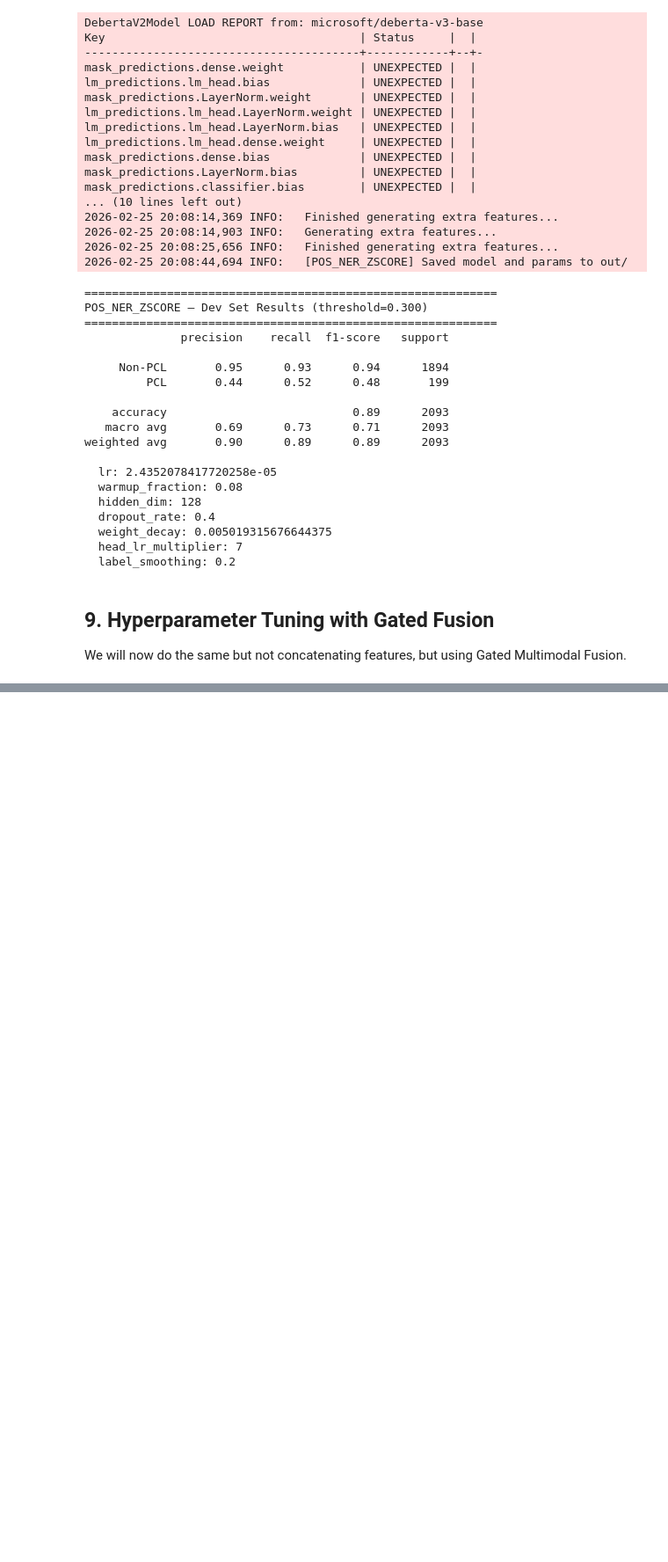
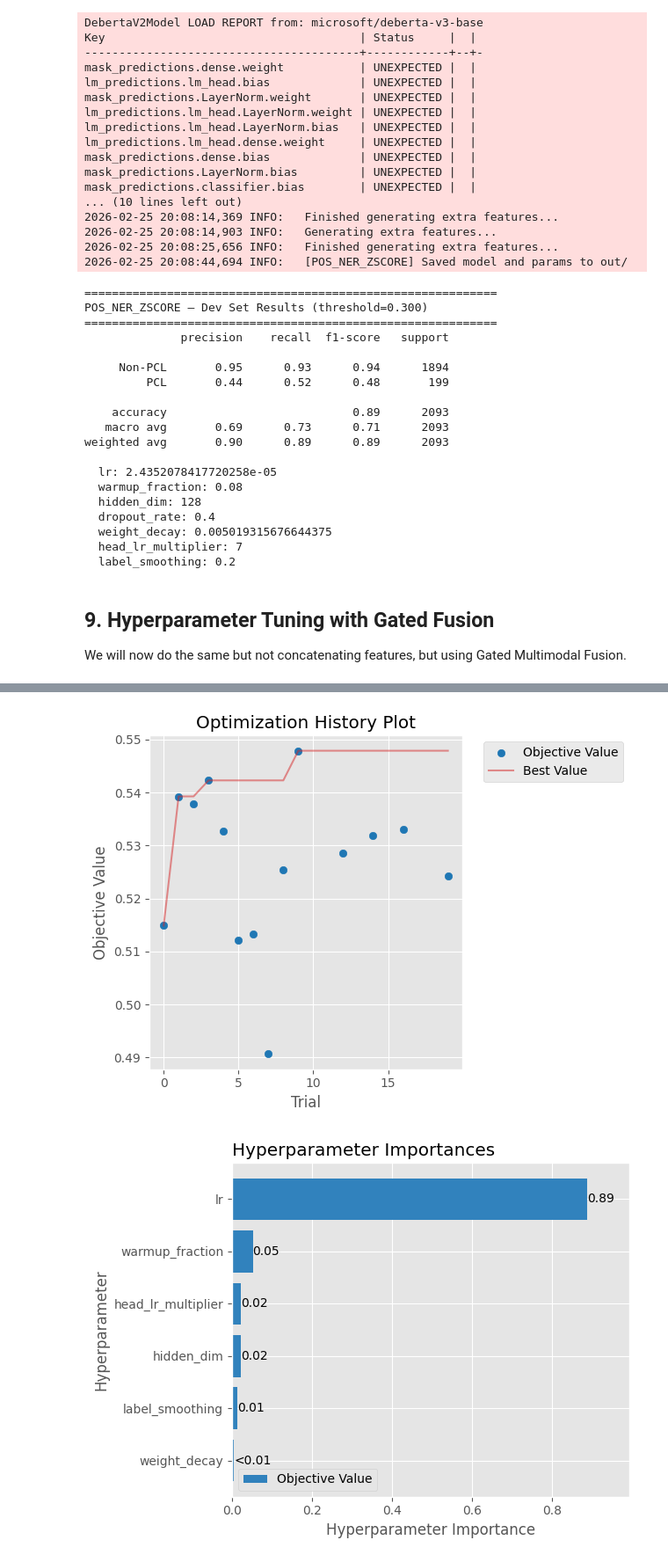
Before and after one commit to JonathanLCunnane/PCL-Detection, a Jupyter notebook: deberta_plus_model.ipynb, the cells around one changed output, grey strips where cells are left out. Shown at 88% size. Cells and saved outputs as stored; diff of their text form; code cells hidden in the pictures; blank space fills up the shorter version.

```diff
--- a/deberta_plus_model.ipynb
+++ b/deberta_plus_model.ipynb
@@ -301,7 +301,7 @@ We use a shared objective factory for all three experiments. The search space re
 def make_objective(
     exp_name: str,
     extra_features: list[FeatureType],
-    feature_comb_method: bool = FeatureComb.CONCAT,
+    feature_comb_method: FeatureComb = FeatureComb.CONCAT,
 ):
     """
     Factory returning an Optuna objective function for the given experiment.
@@ -337,7 +337,8 @@ def make_objective(
 
         model = PCLDeBERTa(
             hidden_dim=hidden_dim, dropout_rate=dropout_rate,
-            n_extra_features=n_extra_features, pooling=pooling
+            n_extra_features=n_extra_features, pooling=pooling,
+            feature_comb_method=feature_comb_method,
         ).to(DEVICE)
 
         pos_weight = compute_pos_weight(train_sub_df, DEVICE)
@@ -410,7 +411,7 @@ def run_experiment(exp_name: str, extra_features: list[FeatureType], feature_com
 # %%
 
 def show_results(study: optuna.study.Study, exp_name: str,
-                 extra_features: list[FeatureType]) -> dict:
+                 extra_features: list[FeatureType], feature_comb_method: FeatureComb = FeatureComb.CONCAT) -> dict:
     """Visualise Optuna results and evaluate best model on dev set."""
     # Optuna plots
     for plot_fn, suffix in [(plot_optimization_history, "history"),
@@ -431,7 +432,7 @@ def show_results(study: optuna.study.Study, exp_name: str,
         hidden_dim=best_params["hidden_dim"],
         dropout_rate=best_params.get("dropout_rate", 0.0),
         n_extra_features=n_extra_features,
-        pooling=POOLING
+        pooling=POOLING, feature_comb_method=feature_comb_method,
     ).to(DEVICE)
 
     state_dict = torch.load(
@@ -1242,2 +1446,5 @@ NameError: name 'dev_metrics_exp2' is not defined
 # %%
-dev_metrics_exp5 = show_results(study_exp5, exp5_name, exp5_extra_features)
+dev_metrics_exp5 = show_results(study_exp5, exp5_name, exp5_extra_features, FeatureComb.GMF)
+# %% [output]
+[figure, added]
+[figure, added]
```
Also changed, not shown: parts of 14 cells of this notebook, 19 other files.
